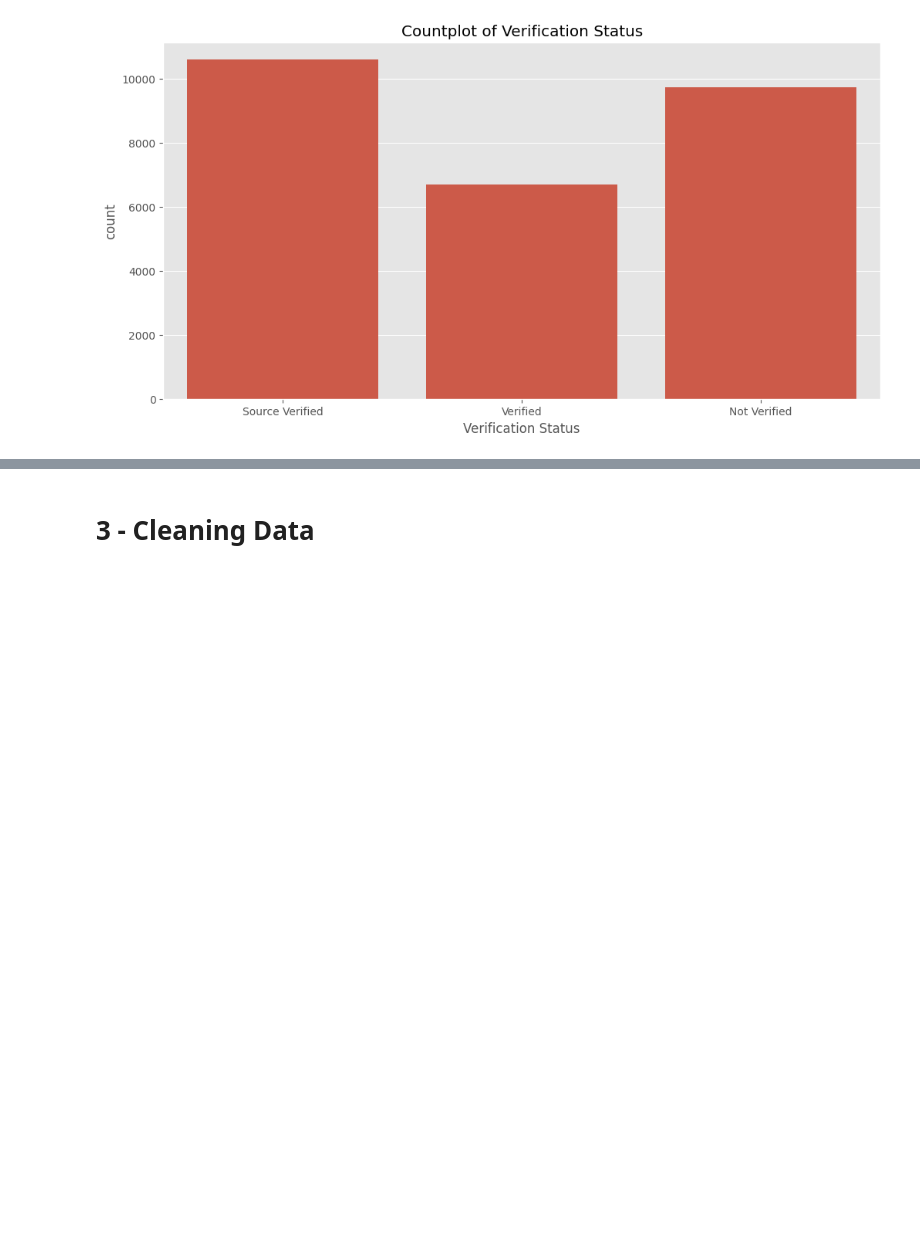
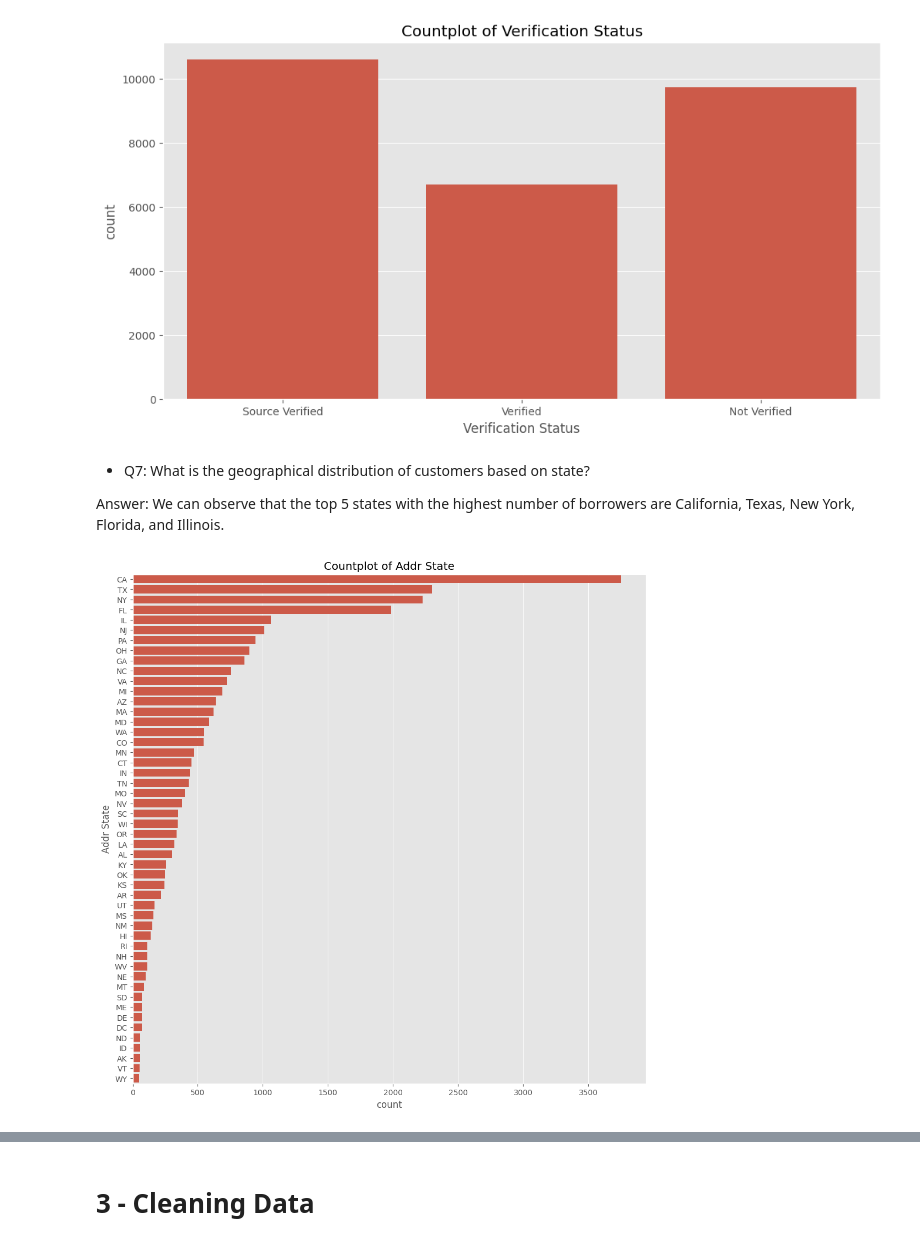
Before and after one commit to youssefayman02/Data-Engineering, a Jupyter notebook: M1-template.ipynb, the cells around one changed output, grey strips where cells are left out. Drawn from its saved outputs; the diff is of its cells as text; code cells hidden in the pictures; blank space fills up the shorter version.

```diff
--- a/M1-template.ipynb
+++ b/M1-template.ipynb
@@ -215,2 +248,10 @@ plot_countplot(df, 'Verification Status')
 # %% [output]
 [figure]
+# %% [markdown]
+- Q7: What is the geographical distribution of customers based on state?
+
+Answer: We can observe that the top 5 states with the highest number of borrowers are California, Texas, New York, Florida, and Illinois.
+# %%
+plot_horizontal_countplot(df, 'Addr State', figsize=(12, 12))
+# %% [output]
+[figure, added]
```
Also changed, not shown: parts of 37 cells of this notebook.
